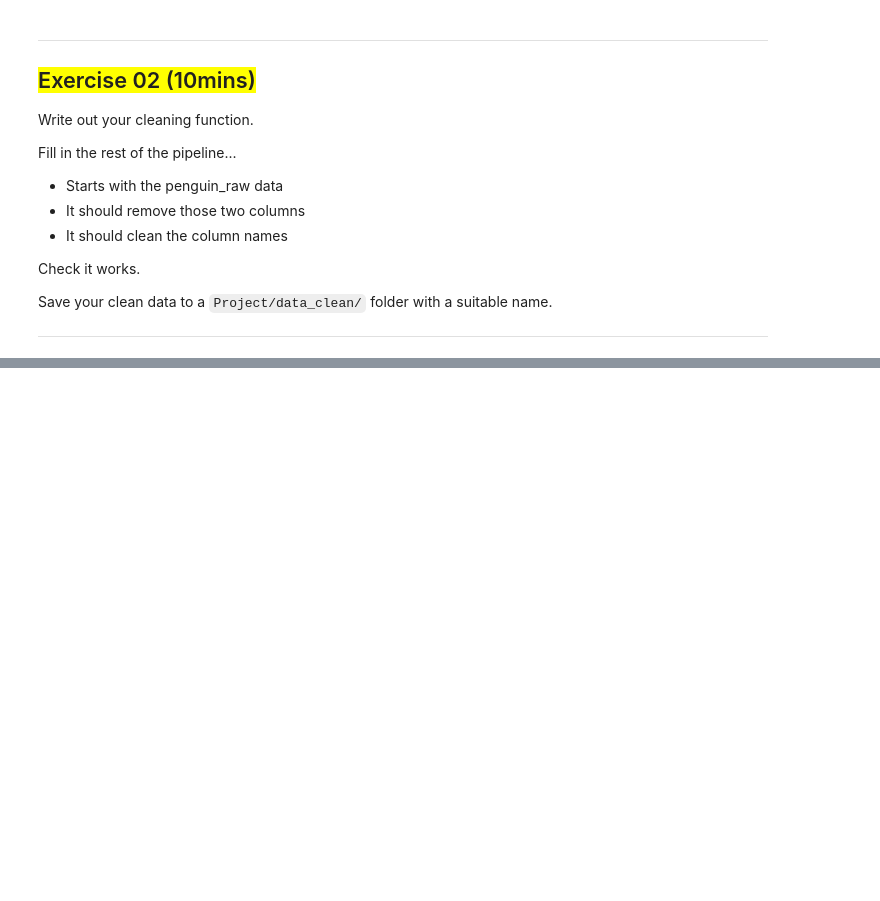
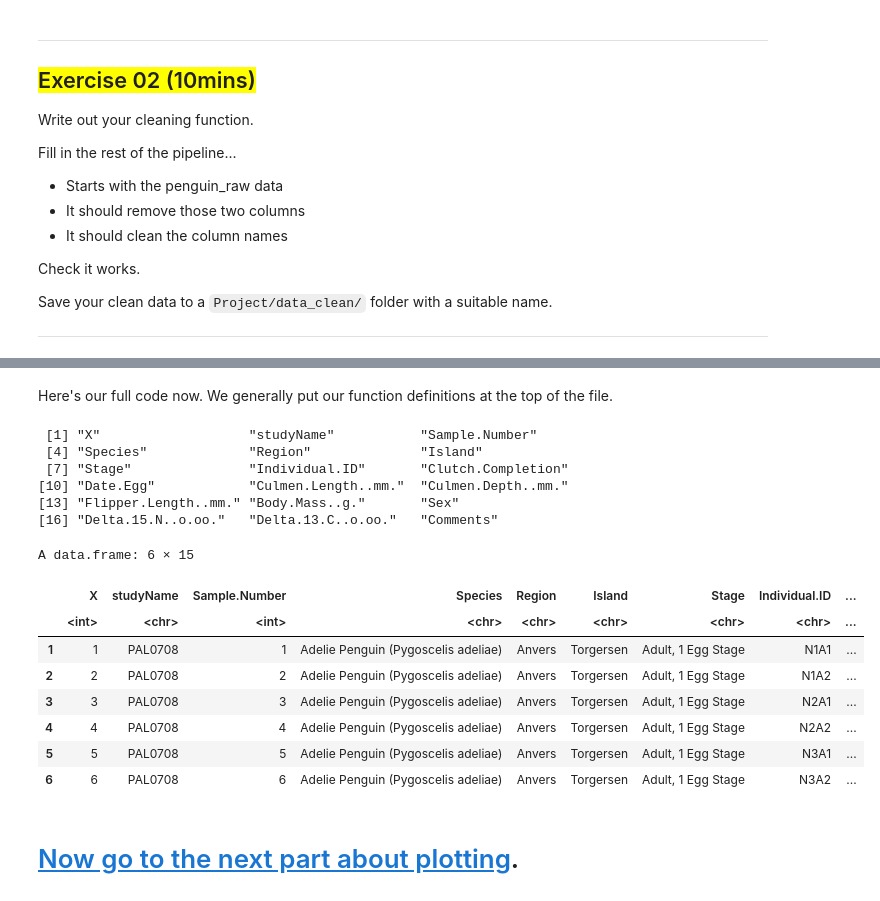
Before and after one commit to LydiaFrance/Reproducible_Figures_R, a Jupyter notebook: lesson_notebook01_intro_cleaning.ipynb, the cells around one changed output, grey strips where cells are left out. Cells and saved outputs as stored; diff of their text form; code cells hidden in the pictures; blank space fills up the shorter version.

```diff
--- a/lesson_notebook01_intro_cleaning.ipynb
+++ b/lesson_notebook01_intro_cleaning.ipynb
@@ -390,0 +610,51 @@ Also, it takes a bit of time right now, but you're saving a serious amount of he
+# %% [markdown]
+Here's our full code now. We generally put our function definitions at the top of the file.
+# %%
+
+library(palmerpenguins)
+library(ggplot2)
+library(janitor)
+library(dplyr)
+
+# Defining the cleaning function
+cleaning <- function(data_raw){
+  data_raw %>%
+    clean_names() %>%
+    remove_empty(c("rows", "cols")) %>%
+    select(-starts_with("delta")) %>%
+    select(-comments)
+    }
+# --------------
+
+# Loading the raw penguin data
+penguins_raw <- read.csv("data_raw/penguins_raw.csv")
+
+# Look at the column names
+names(penguins_raw)
+
+# Calling the function to clean it
+penguins_now_clean <- cleaning(penguins_raw)
+
+# Look at the table, first few rows
+head(penguins_clean)
+
+# Save the clean data
+write.csv(penguins_now_clean, "data_clean/penguins_clean.csv")
+# %% [output]
+ [1] "X"                   "studyName"           "Sample.Number"
+ [4] "Species"             "Region"              "Island"
+ [7] "Stage"               "Individual.ID"       "Clutch.Completion"
+[10] "Date.Egg"            "Culmen.Length..mm."  "Culmen.Depth..mm."
+[13] "Flipper.Length..mm." "Body.Mass..g."       "Sex"
+[16] "Delta.15.N..o.oo."   "Delta.13.C..o.oo."   "Comments"
+A data.frame: 6 × 15
+|  | X | studyName | Sample.Number | Species | Region | Island | Stage | Individual.ID | ... |
+|  | <int> | <chr> | <int> | <chr> | <chr> | <chr> | <chr> | <chr> | ... |
+| 1 | 1 | PAL0708 | 1 | Adelie Penguin (Pygoscelis adeliae) | Anvers | Torgersen | Adult, 1 Egg Stage | N1A1 | ... |
+| 2 | 2 | PAL0708 | 2 | Adelie Penguin (Pygoscelis adeliae) | Anvers | Torgersen | Adult, 1 Egg Stage | N1A2 | ... |
+| 3 | 3 | PAL0708 | 3 | Adelie Penguin (Pygoscelis adeliae) | Anvers | Torgersen | Adult, 1 Egg Stage | N2A1 | ... |
+| 4 | 4 | PAL0708 | 4 | Adelie Penguin (Pygoscelis adeliae) | Anvers | Torgersen | Adult, 1 Egg Stage | N2A2 | ... |
+| 5 | 5 | PAL0708 | 5 | Adelie Penguin (Pygoscelis adeliae) | Anvers | Torgersen | Adult, 1 Egg Stage | N3A1 | ... |
+| 6 | 6 | PAL0708 | 6 | Adelie Penguin (Pygoscelis adeliae) | Anvers | Torgersen | Adult, 1 Egg Stage | N3A2 | ... |
+# %% [markdown]
+# [Now go to the next part about plotting](https://github.com/LydiaFrance/Reproducible_Figures_R/blob/lessons/lesson_notebook02_figures.ipynb).
```
Also changed, not shown: parts of 34 cells of this notebook, 7 other files.
